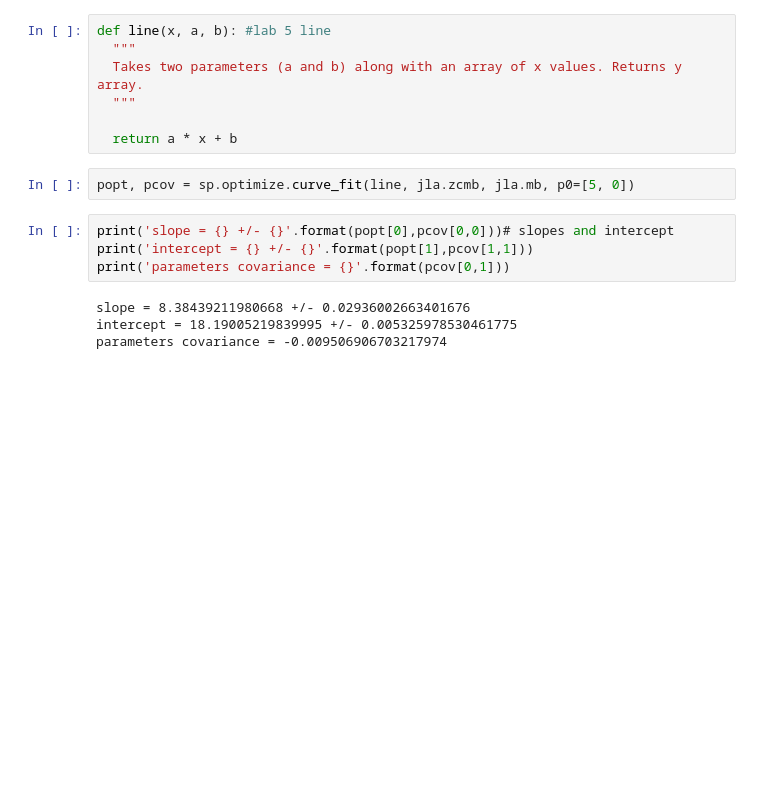
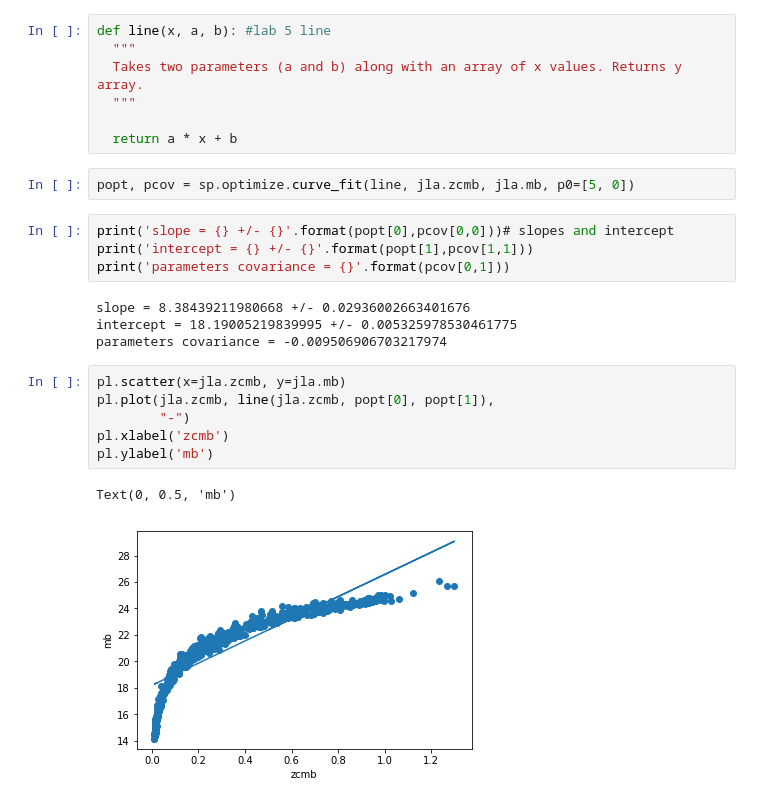
Before and after one commit to exalteded/DSPS, a Jupyter notebook: HW6/HW6.ipynb, the cells around one changed output. Cells and saved outputs as stored; diff of their text form; blank space fills up the shorter version.

```diff
--- a/HW6/HW6.ipynb
+++ b/HW6/HW6.ipynb
@@ -214,3 +214,12 @@ print('parameters covariance = {}'.format(pcov[0,1]))
 slope = 8.38439211980668 +/- 0.02936002663401676
 intercept = 18.19005219839995 +/- 0.005325978530461775
 parameters covariance = -0.009506906703217974
+# %%
+pl.scatter(x=jla.zcmb, y=jla.mb)
+pl.plot(jla.zcmb, line(jla.zcmb, popt[0], popt[1]),
+        "-")
+pl.xlabel('zcmb')
+pl.ylabel('mb')
+# %% [output]
+Text(0, 0.5, 'mb')
+[figure, added]
```
